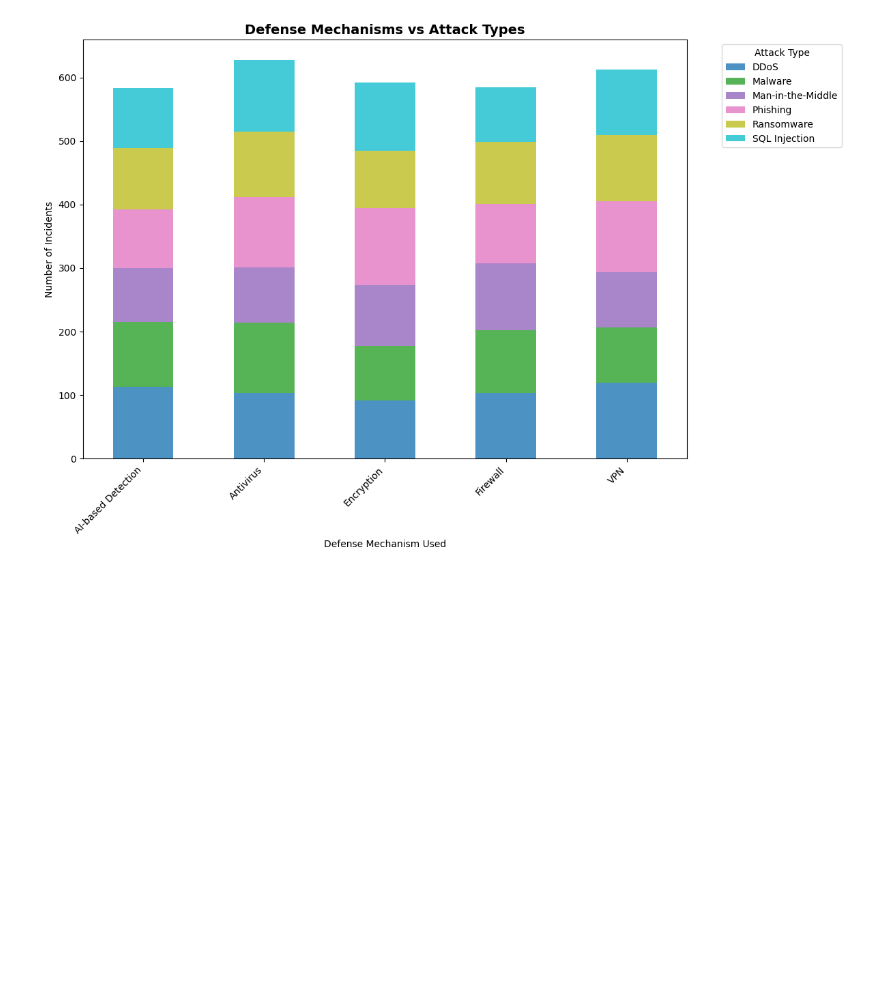
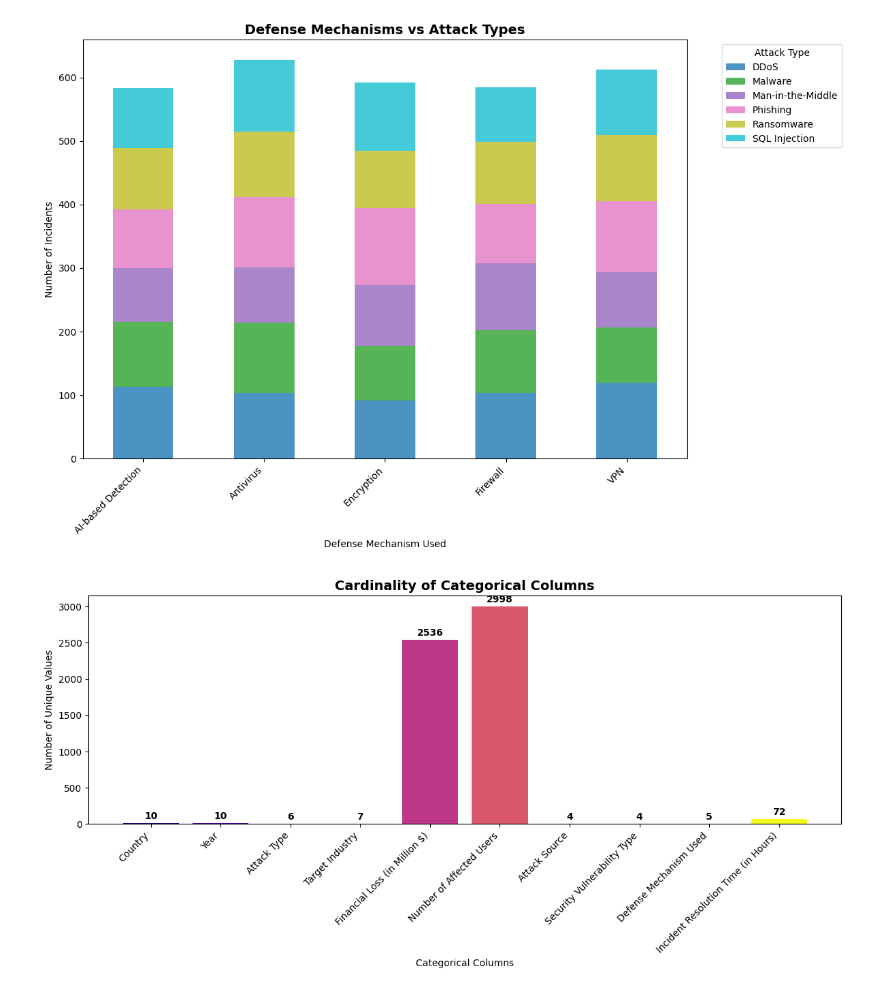
Before and after one commit to Nehemiahmageto/Global-Cybersecurity-Threat-Prediction-Attack-Vector-Analysis-2015-2024, a Jupyter notebook: published.ipynb, the cells around one changed output. Saved outputs shown, nothing was run; the diff lists cells and outputs as text; code cells hidden in the pictures; blank space fills up the shorter version.

```diff
--- a/published.ipynb
+++ b/published.ipynb
@@ -8,0 +30,25 @@ warnings.filterwarnings('ignore')
+# %%
+# Print insights from visualizations
+print(f"\n\n8. VISUALIZATION INSIGHTS")
+print("=" * 60)
+
+print("📊 Key Insights from Visualizations:")
+print(f"1. Most Common Attack Type: {df['Attack Type'].mode()[0]} ({df['Attack Type'].value_counts().iloc[0]} incidents)")
+print(f"2. Most Targeted Country: {df['Country'].mode()[0]} ({df['Country'].value_counts().iloc[0]} incidents)")
+print(f"3. Most Targeted Industry: {df['Target Industry'].mode()[0]} ({df['Target Industry'].value_counts().iloc[0]} incidents)")
+print(f"4. Most Common Attack Source: {df['Attack Source'].mode()[0]} ({df['Attack Source'].value_counts().iloc[0]} incidents)")
+print(f"5. Most Common Vulnerability: {df['Security Vulnerability Type'].mode()[0]} ({df['Security Vulnerability Type'].value_counts().iloc[0]} incidents)")
+print(f"6. Most Used Defense: {df['Defense Mechanism Used'].mode()[0]} ({df['Defense Mechanism Used'].value_counts().iloc[0]} incidents)")
+
+print(f"\n📈 Data Distribution Quality:")
+for col in df.columns:
+    unique_count = df[col].nunique()
+    most_common_pct = (df[col].value_counts().iloc[0] / len(df)) * 100
+    if most_common_pct > 50:
+        print(f"⚠️ {col}: Imbalanced distribution (top value: {most_common_pct:.1f}%)")
+    else:
+        print(f"✅ {col}: Well distributed (top value: {most_common_pct:.1f}%)")
+
+print(f"\n" + "=" * 80)
+print("ANALYSIS AND VISUALIZATIONS COMPLETE")
+print("=" * 80)
@@ -307,3 +500,23 @@ plt.legend(title='Attack Type', bbox_to_anchor=(1.05, 1), loc='upper left')
 plt.tight_layout()
 # %% [output]
 [figure]
+# %%
+# Additional Summary Visualization: Cardinality Overview
+plt.figure(figsize=(12, 6))
+cardinality_data = {col: df[col].nunique() for col in df.columns}
+colors = plt.cm.plasma(np.linspace(0, 1, len(cardinality_data)))
+bars = plt.bar(range(len(cardinality_data)), list(cardinality_data.values()), color=colors)
+plt.title('Cardinality of Categorical Columns', fontsize=14, fontweight='bold')
+plt.xlabel('Categorical Columns')
+plt.ylabel('Number of Unique Values')
+plt.xticks(range(len(cardinality_data)), list(cardinality_data.keys()), rotation=45, ha='right')
+
+# Add value labels
+for bar, value in zip(bars, cardinality_data.values()):
+    plt.text(bar.get_x() + bar.get_width()/2, bar.get_height() + 0.01*max(cardinality_data.values()),
+             str(value), ha='center', va='bottom', fontweight='bold')
+
+plt.tight_layout()
+plt.show()
+# %% [output]
+[figure, added]
```
Also changed, not shown: parts of 24 cells of this notebook.
